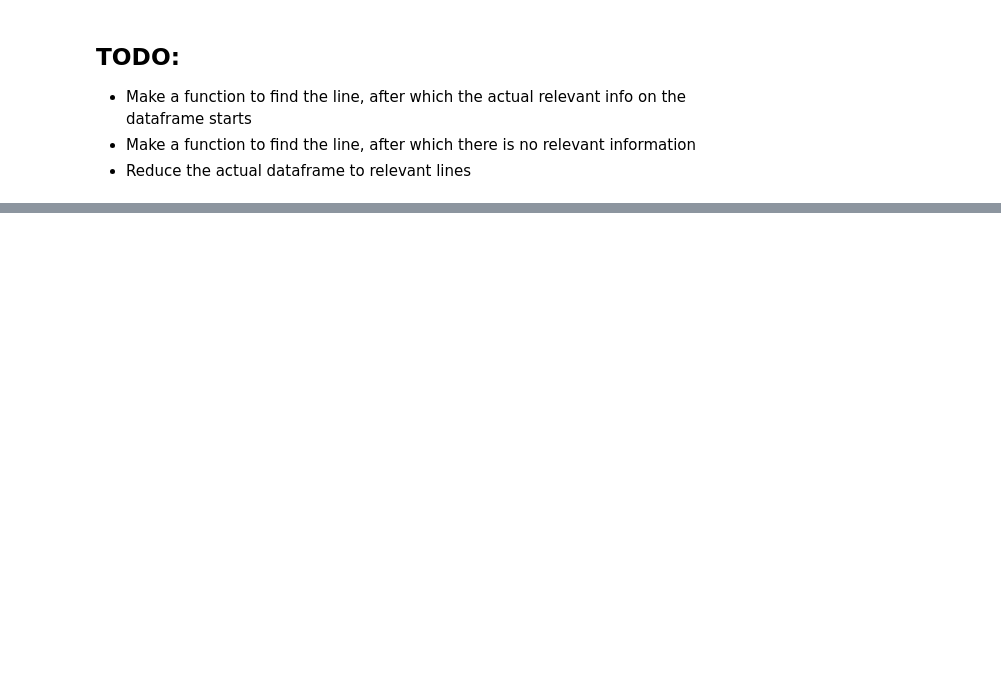
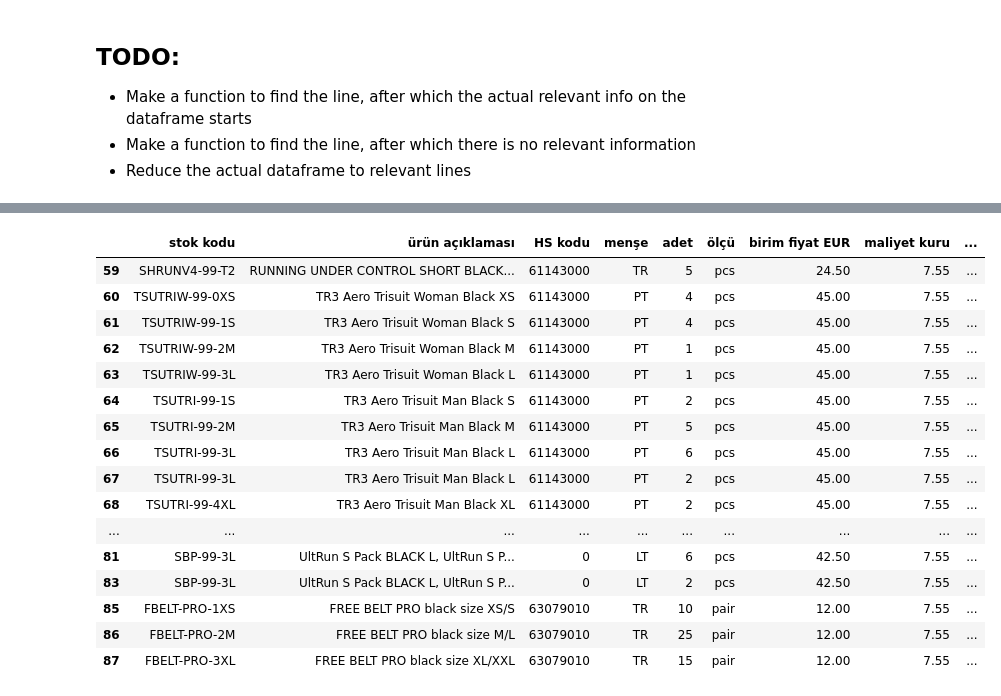
Before and after one commit to teodorkasap/python-pdf-parser, a Jupyter notebook: pdf-doc-table-parser.ipynb, the cells around one changed output, grey strips where cells are left out. Drawn from its saved outputs; the diff is of its cells as text; code cells hidden in the pictures; blank space fills up the shorter version.

Commit message:
finished: parsing, to dataframe, manipulation

```diff
--- a/pdf-doc-table-parser.ipynb
+++ b/pdf-doc-table-parser.ipynb
@@ -78,3 +84,25 @@ df.tail(20)
 - Make a function to find the line, after which the actual relevant info on the dataframe starts
 - Make a function to find the line, after which there is no relevant information
 - Reduce the actual dataframe to relevant lines
+# %%
+# Find the row where the table starts
+for row in range(df.shape[0]):
+    for col in range(df.shape[1]):
+        if df.iat[row, col] == 'Code':
+            row_start = row
+            break
+
+# Find the row where the table ends
+for row in range(df.shape[0]):
+    for col in range(df.shape[1]):
+        if df.iat[row, col] == 'Summary:':
+            row_end = row
+            break
+
+df = df.loc[row_start:row_end]
+df.columns = range(df.shape[1])
+df.drop(df.tail(1).index, inplace=True)
+df = df.iloc[1:, [0, 1, 2, 3, 4, 5, 6]]
+df = df.fillna(0)
+df = df[(df[[0]] != 0).all(axis=1)]
+df
@@ -80,0 +148,11 @@ df.tail(20)
+# %%
+df[[4, 6]] = df[[4, 6]].astype(str)
+df.iloc[:, 6] = df.iloc[:, 6].apply(lambda x: x.replace(",", "."))
+df[[4, 6]] = df[[4, 6]].apply(pd.to_numeric)
+columns = [
+    "stok kodu", "ürün açıklaması", "HS kodu", "menşe", "adet", "ölçü",
+    "birim fiyat EUR"
+]
+df.columns = columns
+display(df)
+display(df.dtypes)
@@ -80,0 +185,3 @@ df.tail(20)
+# %%
+df['maliyet kuru'] = 7.00
+df
@@ -80,0 +208,3 @@ df.tail(20)
+# %%
+df['maliyet kuru'] = 7.55
+df
@@ -80,0 +229,24 @@ df.tail(20)
+# %%
+df['TL maliyet'] = df['birim fiyat EUR'] * df['maliyet kuru']
+df['TL maliyet KDV Dahil'] = df['TL maliyet'] * 1.08
+df['Toptan Satış Fiyatı'] = df['TL maliyet KDV Dahil']/(1-0.3)
+df['Perakende Satış Fiyatı'] = df['Toptan Satış Fiyatı']/(1-0.5)
+df
+# %% [output]
+|  | stok kodu | ürün açıklaması | HS kodu | menşe | adet | ölçü | birim fiyat EUR | maliyet kuru | ... |
+| 59 | SHRUNV4-99-T2 | RUNNING UNDER CONTROL SHORT BLACK... | 61143000 | TR | 5 | pcs | 24.50 | 7.55 | ... |
+| 60 | TSUTRIW-99-0XS | TR3 Aero Trisuit Woman Black XS | 61143000 | PT | 4 | pcs | 45.00 | 7.55 | ... |
+| 61 | TSUTRIW-99-1S | TR3 Aero Trisuit Woman Black S | 61143000 | PT | 4 | pcs | 45.00 | 7.55 | ... |
+| 62 | TSUTRIW-99-2M | TR3 Aero Trisuit Woman Black M | 61143000 | PT | 1 | pcs | 45.00 | 7.55 | ... |
+| 63 | TSUTRIW-99-3L | TR3 Aero Trisuit Woman Black L | 61143000 | PT | 1 | pcs | 45.00 | 7.55 | ... |
+| 64 | TSUTRI-99-1S | TR3 Aero Trisuit Man Black S | 61143000 | PT | 2 | pcs | 45.00 | 7.55 | ... |
+| 65 | TSUTRI-99-2M | TR3 Aero Trisuit Man Black M | 61143000 | PT | 5 | pcs | 45.00 | 7.55 | ... |
+| 66 | TSUTRI-99-3L | TR3 Aero Trisuit Man Black L | 61143000 | PT | 6 | pcs | 45.00 | 7.55 | ... |
+| 67 | TSUTRI-99-3L | TR3 Aero Trisuit Man Black L | 61143000 | PT | 2 | pcs | 45.00 | 7.55 | ... |
+| 68 | TSUTRI-99-4XL | TR3 Aero Trisuit Man Black XL | 61143000 | PT | 2 | pcs | 45.00 | 7.55 | ... |
+| ... | ... | ... | ... | ... | ... | ... | ... | ... | ... |
+| 81 | SBP-99-3L | UltRun S Pack BLACK L, UltRun S P... | 0 | LT | 6 | pcs | 42.50 | 7.55 | ... |
+| 83 | SBP-99-3L | UltRun S Pack BLACK L, UltRun S P... | 0 | LT | 2 | pcs | 42.50 | 7.55 | ... |
+| 85 | FBELT-PRO-1XS | FREE BELT PRO black size XS/S | 63079010 | TR | 10 | pair | 12.00 | 7.55 | ... |
+| 86 | FBELT-PRO-2M | FREE BELT PRO black size M/L | 63079010 | TR | 25 | pair | 12.00 | 7.55 | ... |
+| 87 | FBELT-PRO-3XL | FREE BELT PRO black size XL/XXL | 63079010 | TR | 15 | pair | 12.00 | 7.55 | ... |
```
Also changed, not shown: parts of 11 cells of this notebook, 1 other file.
